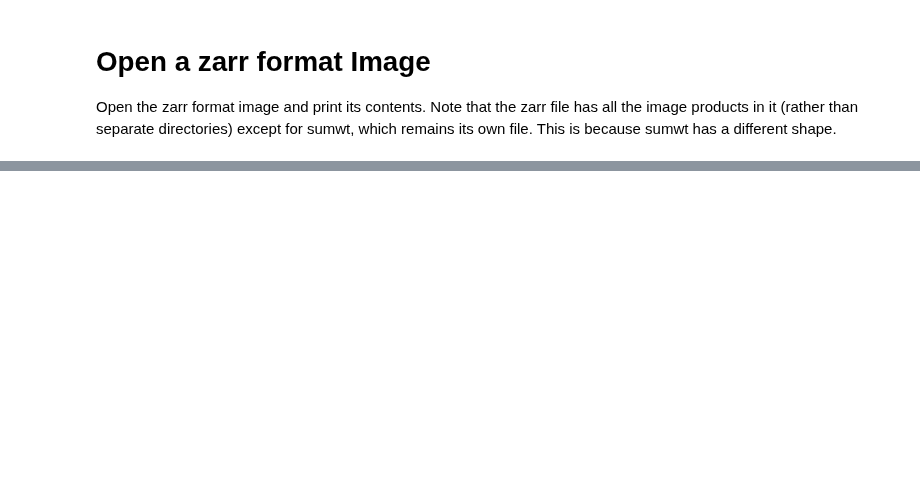
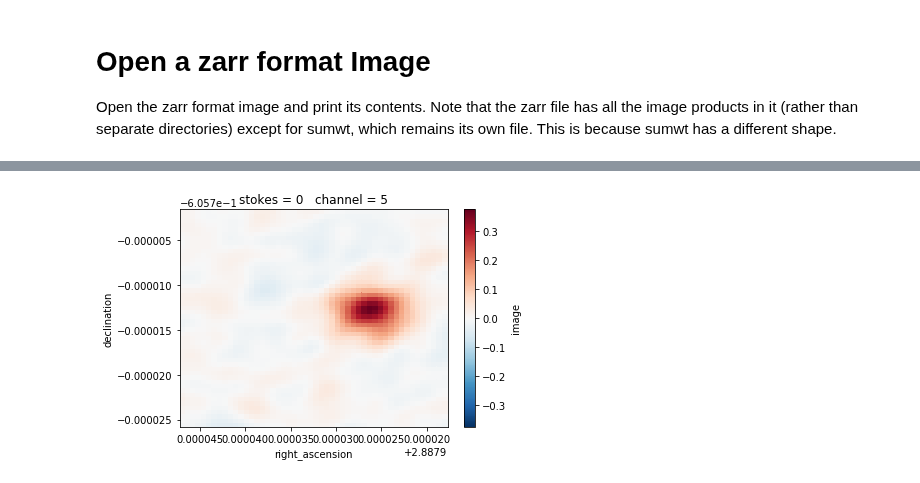
Before and after one commit to casangi/examples, a Jupyter notebook: Image_overview.ipynb, the cells around one changed output, grey strips where cells are left out. Saved outputs shown, nothing was run; the diff lists cells and outputs as text; code cells hidden in the pictures; blank space fills up the shorter version.

```diff
--- a/Image_overview.ipynb
+++ b/Image_overview.ipynb
@@ -153,0 +173,7 @@ tbd
+# %%
+# selection by pixel indices (center 50x50 pixel square)
+# note that this same method works for any other dimension (stokes, channels, etc)
+image_xds2 = image_xds.isel(d0=np.arange(50)+85, d1=np.arange(50)+100)
+preview(image_xds2, channels=5)
+# %% [output]
+[figure, added]
```
Also changed, not shown: parts of 23 cells of this notebook.
